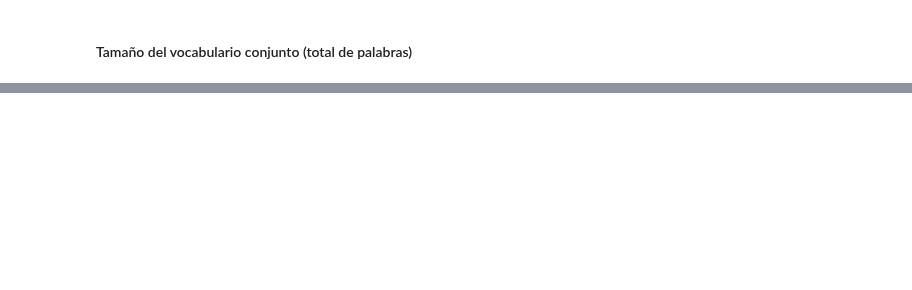
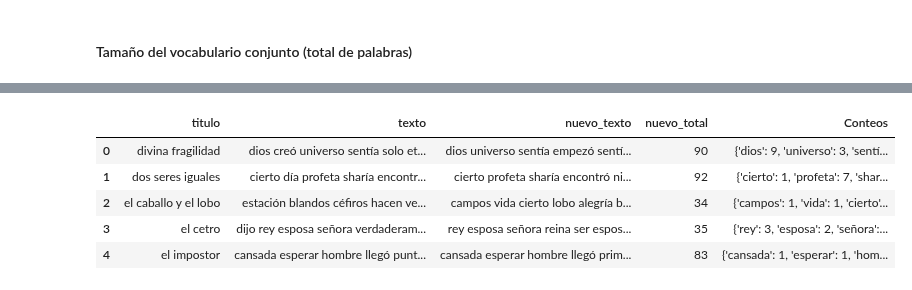
Before and after one commit to robertorys/Tesis, a Jupyter notebook: PROYECTO MIB.ipynb, the cells around one changed output, grey strips where cells are left out. Cells and saved outputs as stored; diff of their text form; code cells hidden in the pictures; blank space fills up the shorter version.

```diff
--- a/PROYECTO MIB.ipynb
+++ b/PROYECTO MIB.ipynb
@@ -75,6 +80,6 @@ tamaño del contenido de archivos cargados:             0 KB
 # %%
-df_test['tokens'] = df_test.apply(lambda row: nltk.word_tokenize(row['texto']), axis=1)
-df_test.head()
+df_test_T['tokens'] = df_test_T.apply(lambda row: nltk.word_tokenize(row['texto']), axis=1)
+df_test_T.head()
 # %% [output]
 |  | titulo | texto | tokens |
 | 0 | divina fragilidad | dios creó universo sentía solo et... | [dios, creó, universo, sentía, so... |
@@ -229,0 +544,9 @@ print(len(vocabulario))
+# %%
+df_test_T.head()
+# %% [output]
+|  | titulo | texto | nuevo_texto | nuevo_total | Conteos |
+| 0 | divina fragilidad | dios creó universo sentía solo et... | dios universo sentía empezó sentí... | 90 | {'dios': 9, 'universo': 3, 'sentí... |
+| 1 | dos seres iguales | cierto día profeta sharía encontr... | cierto profeta sharía encontró ni... | 92 | {'cierto': 1, 'profeta': 7, 'shar... |
+| 2 | el caballo y el lobo | estación blandos céfiros hacen ve... | campos vida cierto lobo alegría b... | 34 | {'campos': 1, 'vida': 1, 'cierto'... |
+| 3 | el cetro | dijo rey esposa señora verdaderam... | rey esposa señora reina ser espos... | 35 | {'rey': 3, 'esposa': 2, 'señora':... |
+| 4 | el impostor | cansada esperar hombre llegó punt... | cansada esperar hombre llegó prim... | 83 | {'cansada': 1, 'esperar': 1, 'hom... |
```
Also changed, not shown: parts of 37 cells of this notebook.
